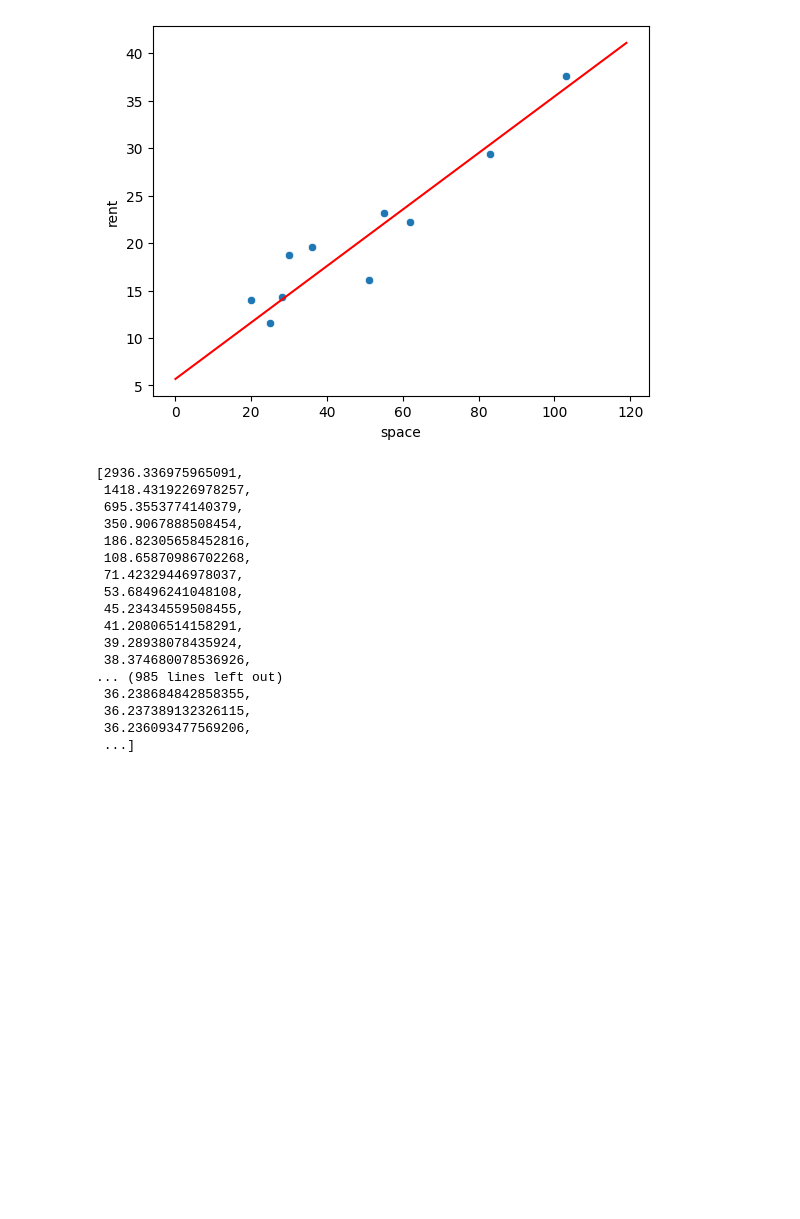
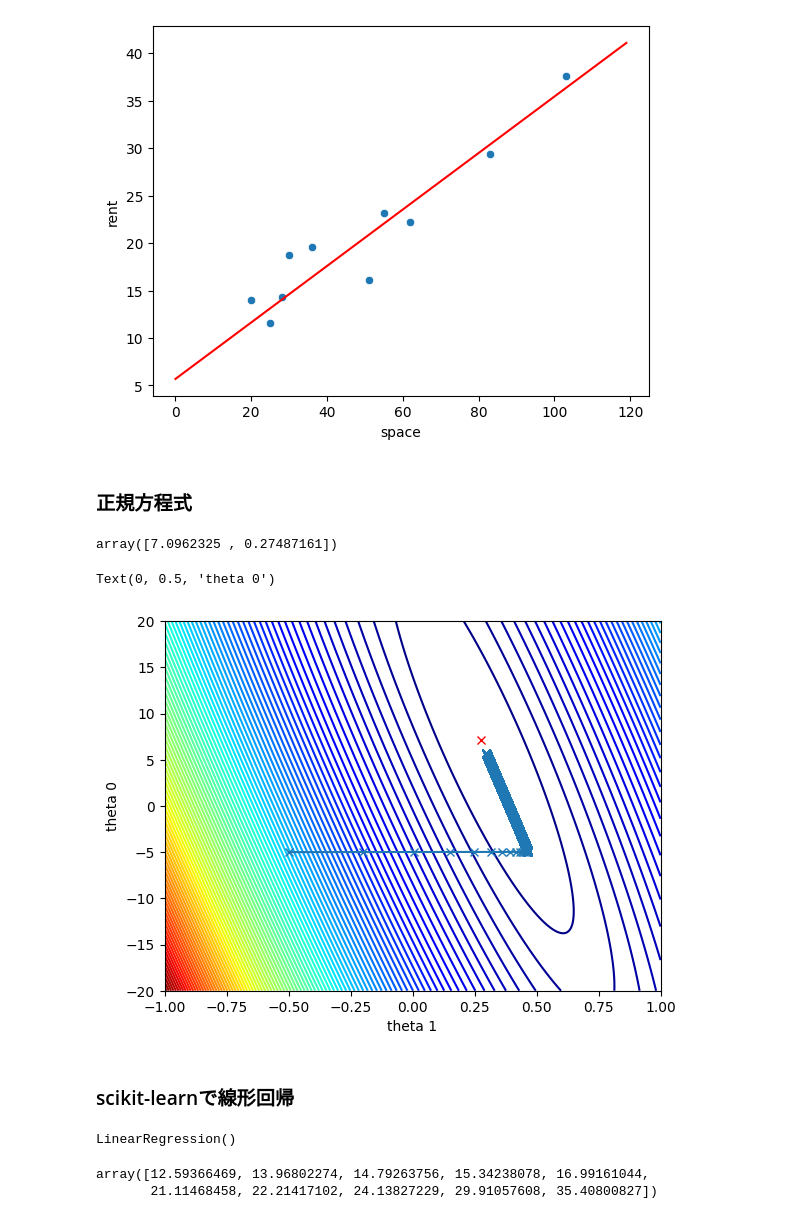
Before and after one commit to susanoxi/udemy-mlpython-1, a Jupyter notebook: notebooks/3.1-ms-mse.ipynb, the cells around one changed output. Drawn from its saved outputs; the diff is of its cells as text; code cells hidden in the pictures; blank space fills up the shorter version.

```diff
--- a/notebooks/3.1-ms-mse.ipynb
+++ b/notebooks/3.1-ms-mse.ipynb
@@ -123,23 +124,35 @@ plt.plot(x_values, y_values, '-', color='r')
 # %% [output]
 [<matplotlib.lines.Line2D at 0x...>]
 [figure]
-# %%
-cost_hist
-# %% [output]
-[2936.336975965091,
- 1418.4319226978257,
- 695.3553774140379,
- 350.9067888508454,
- 186.82305658452816,
- 108.65870986702268,
- 71.42329446978037,
- 53.68496241048108,
- 45.23434559508455,
- 41.20806514158291,
- 39.28938078435924,
- 38.374680078536926,
-... (985 lines left out)
- 36.238684842858355,
- 36.237389132326115,
- 36.236093477569206,
- ...]
+# %% [markdown]
+### 正規方程式
+# %%
+X = np.vstack([np.ones(len(x)), x]).T
+best_theta = np.linalg.inv(X.T.dot(X)).dot(X.T).dot(y.T)
+best_theta
+# %% [output]
+array([7.0962325 , 0.27487161])
+# %%
+plt.contour(theta_1_ax.T, theta_0_ax.T, z, 100, cmap='jet')
+plt.plot(theta_1_hist, theta_0_hist, 'x-')
+plt.plot(best_theta[1], best_theta[0], 'x', color='red')
+plt.xlabel('theta 1')
+plt.ylabel('theta 0')
+# %% [output]
+Text(0, 0.5, 'theta 0')
+[figure, added]
+# %% [markdown]
+### scikit-learnで線形回帰
+# %%
+model = LinearRegression()
+x = df['space'].values
+y = df['rent'].values
+X = x.reshape(-1, 1)
+model.fit(X, y)
+# %% [output]
+LinearRegression()
+# %%
+model.predict(X)
+# %% [output]
+array([12.59366469, 13.96802274, 14.79263756, 15.34238078, 16.99161044,
+       21.11468458, 22.21417102, 24.13827229, 29.91057608, 35.40800827])
```
Also changed, not shown: parts of 2 cells of this notebook, 7 other files.
